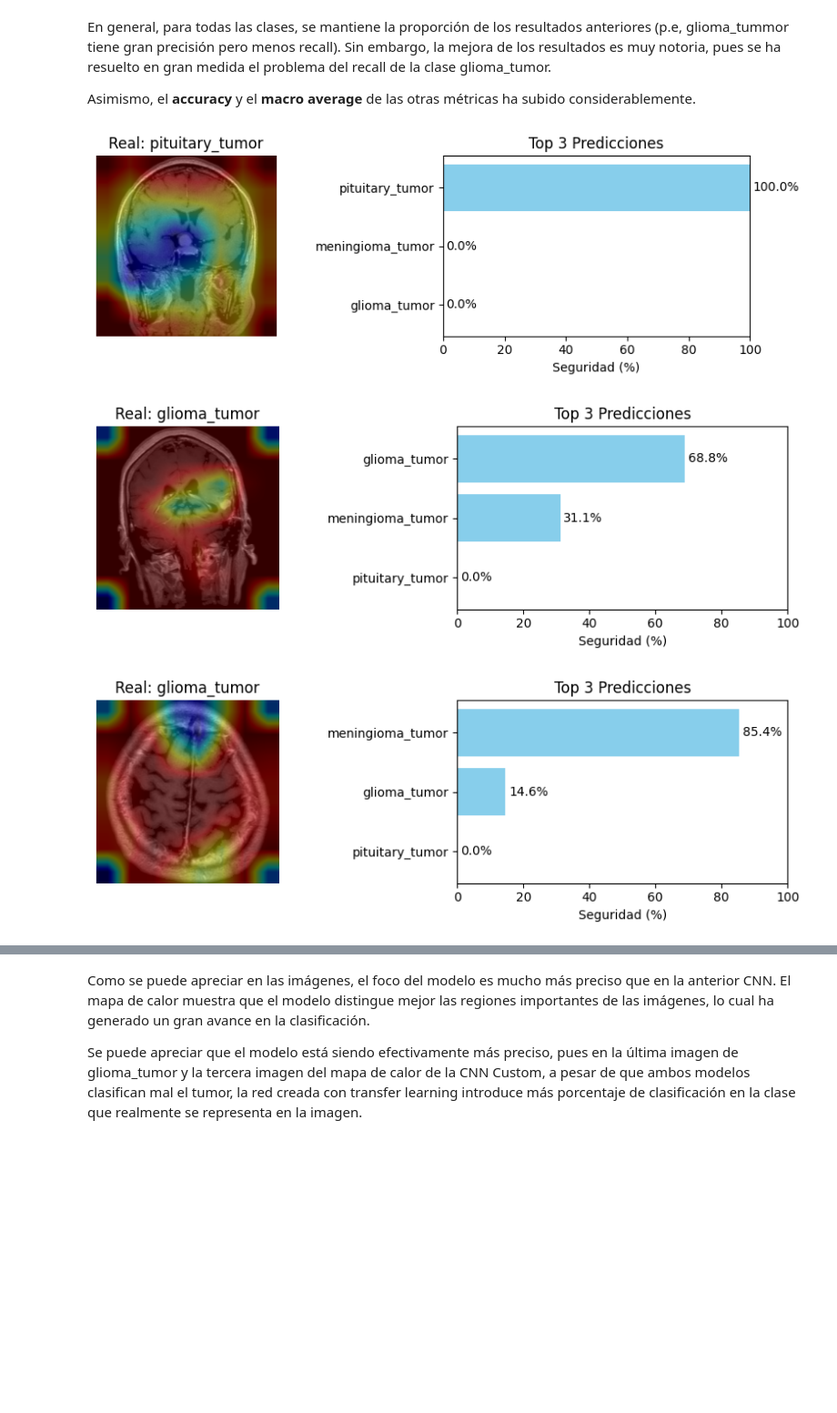
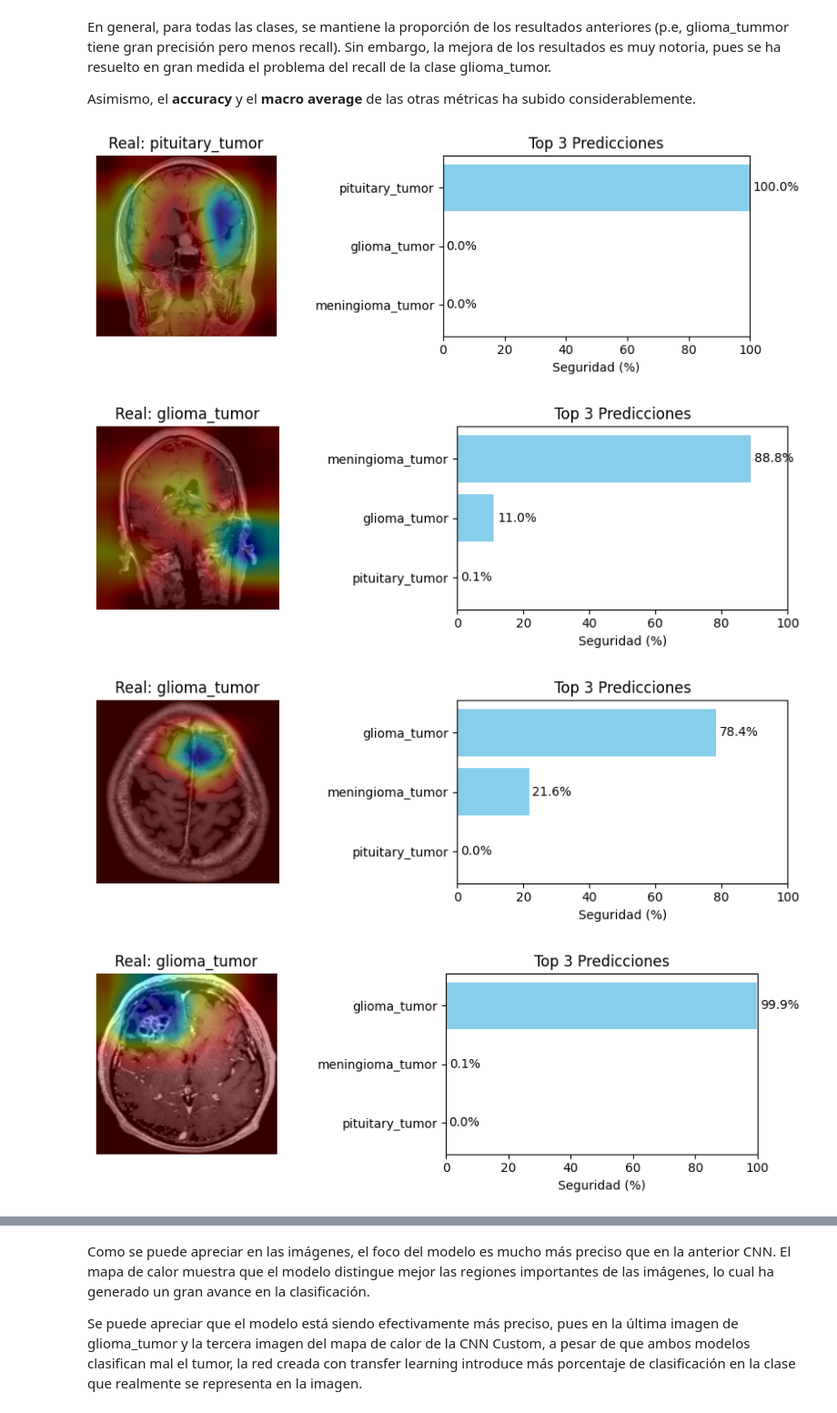
Before and after one commit to Ailuj27/Proyecto_DISIA_Grupo_13, a Jupyter notebook: Reconocimiento_tumores_hito_3.ipynb, the cells around one changed output, grey strips where cells are left out. Shown at 91% size. Saved outputs shown, nothing was run; the diff lists cells and outputs as text; code cells hidden in the pictures; blank space fills up the shorter version.

Commit message:
cambios en el transfer learning

```diff
--- a/Reconocimiento_tumores_hito_3.ipynb
+++ b/Reconocimiento_tumores_hito_3.ipynb
@@ -394,8 +394,9 @@ Esta técnica se suele utilizar cuando no se tienen los suficientes recursos par
 from tensorflow.keras.preprocessing.image import ImageDataGenerator
 train_datagen = ImageDataGenerator(
     rotation_range = 0.1,
-    shear_range=0.2,
-    zoom_range=0.2
+    zoom_range=0.2,
+    fill_mode = 'constant',
+    cval=0
 )
 # %%
 directory = Path(".") / "data" / "train"
@@ -619,8 +617,9 @@ def display_gradcam_results_tf(dataset, model, last_conv_layer_name, num_images=
         plt.tight_layout()
         plt.show()
 # %%
-display_gradcam_results_tf(ds_test, model_transf, "top_conv", num_images=3)
+display_gradcam_results_tf(ds_test, model_transf, "top_conv", num_images=10)
 # %% [output]
-[figure, old version]
+[figure, new version]
-[figure, old version]
+[figure, new version]
-[figure, old version]
+[figure, new version]
+[figure, added]
```
Also changed, not shown: parts of 11 cells of this notebook.
